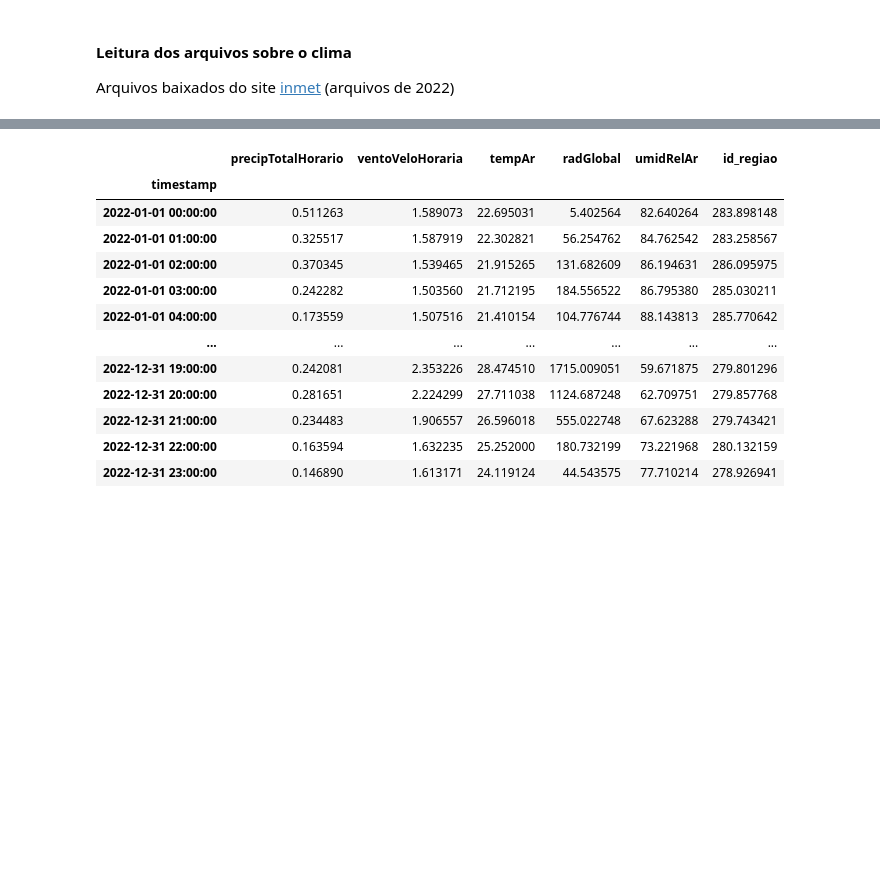
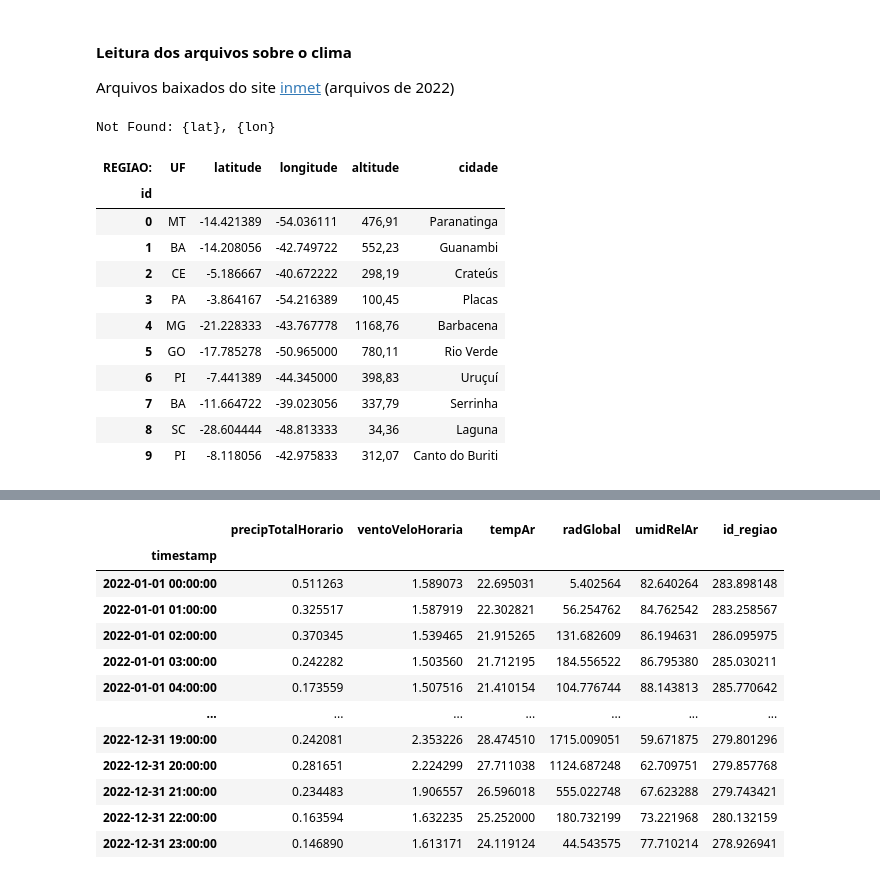
Before and after one commit to TiagoRCunha/pi-03-relacao-energia-condicao-climatica, a Jupyter notebook: climate.ipynb, the cells around one changed output, grey strips where cells are left out. Drawn from its saved outputs; the diff is of its cells as text; code cells hidden in the pictures; blank space fills up the shorter version.

```diff
--- a/climate.ipynb
+++ b/climate.ipynb
@@ -93,0 +107,18 @@ df_all_station.to_csv("./data/dim_regiao.csv", sep=";")
+# %%
+df_all_station["cidade"] = get_cities_names(df_all_station)
+df_all_station.to_csv("./data/dim_regiao.csv", sep=";")
+df_all_station.head(10)
+# %% [output]
+Not Found: {lat}, {lon}
+| REGIAO: | UF | latitude | longitude | altitude | cidade |
+| id |  |  |  |  |  |
+| 0 | MT | -14.421389 | -54.036111 | 476,91 | Paranatinga |
+| 1 | BA | -14.208056 | -42.749722 | 552,23 | Guanambi |
+| 2 | CE | -5.186667 | -40.672222 | 298,19 | Crateús |
+| 3 | PA | -3.864167 | -54.216389 | 100,45 | Placas |
+| 4 | MG | -21.228333 | -43.767778 | 1168,76 | Barbacena |
+| 5 | GO | -17.785278 | -50.965000 | 780,11 | Rio Verde |
+| 6 | PI | -7.441389 | -44.345000 | 398,83 | Uruçuí |
+| 7 | BA | -11.664722 | -39.023056 | 337,79 | Serrinha |
+| 8 | SC | -28.604444 | -48.813333 | 34,36 | Laguna |
+| 9 | PI | -8.118056 | -42.975833 | 312,07 | Canto do Buriti |
```
Also changed, not shown: parts of 5 cells of this notebook, 4 other files.
